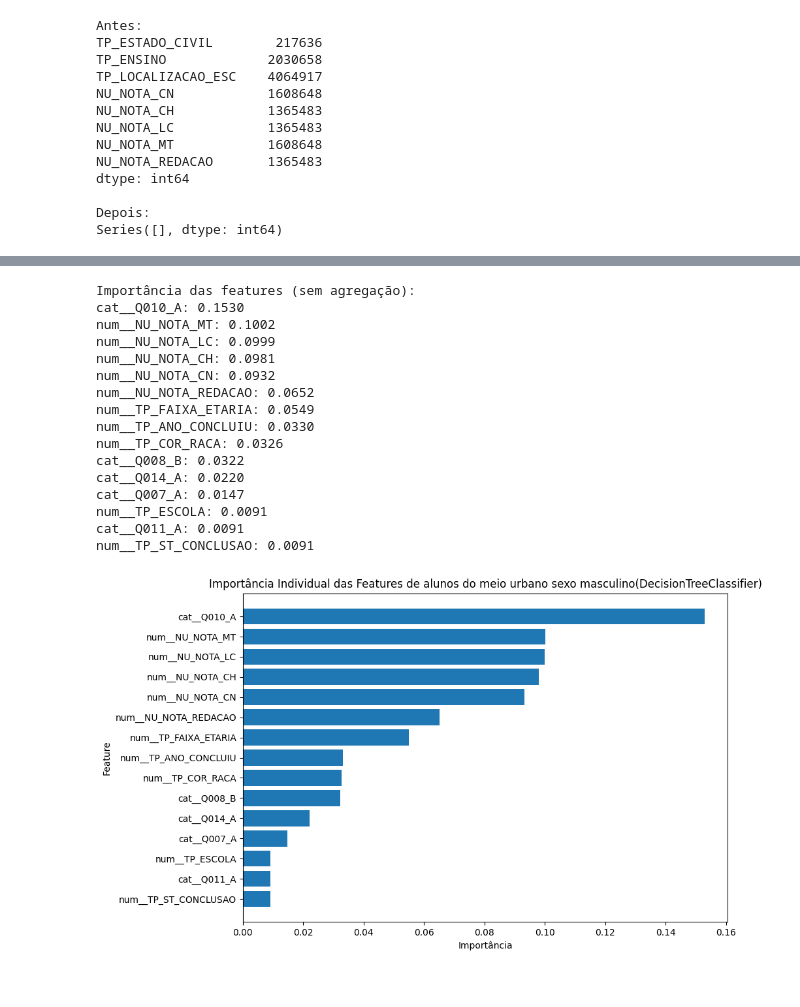
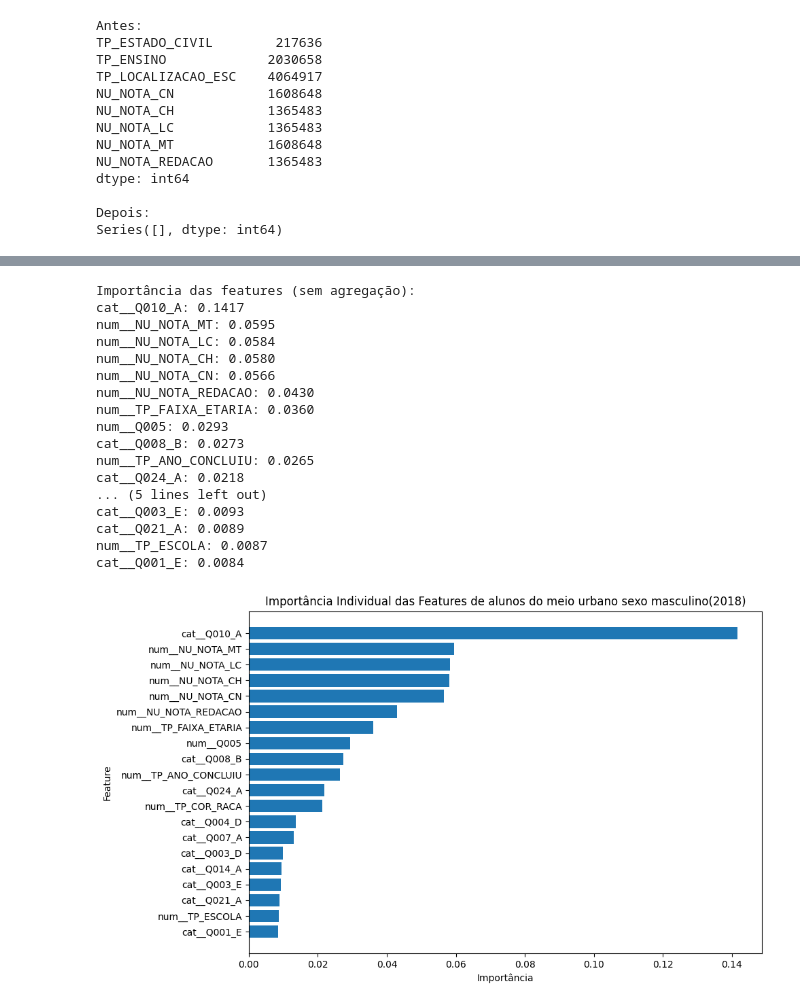
Before and after one commit to vinicarlosss/enem-explainable-ml, a Jupyter notebook: arvore_decisao_2019.ipynb, the cells around one changed output, grey strips where cells are left out. Drawn from its saved outputs; the diff is of its cells as text; code cells hidden in the pictures.

```diff
--- a/arvore_decisao_2019.ipynb
+++ b/arvore_decisao_2019.ipynb
@@ -41,8 +41,8 @@ def tratarNulos(dados):
     colunas_categoricas_numericas = [
         'TP_FAIXA_ETARIA', 'TP_SEXO', 'TP_ESTADO_CIVIL', 'TP_COR_RACA',
         'TP_NACIONALIDADE', 'TP_ST_CONCLUSAO', 'TP_ANO_CONCLUIU',
-        'TP_ESCOLA', 'TP_ENSINO', 'TP_LOCALIZACAO_ESC','Q006',
-        'Q007','Q008','Q009','Q010','Q011','Q012','Q013','Q014','Q015','Q016','Q017','Q018','Q019'
+        'TP_ESCOLA', 'TP_ENSINO', 'TP_LOCALIZACAO_ESC','Q001','Q002','Q003','Q004','Q005','Q006',
+        'Q007','Q008','Q009','Q010','Q011','Q012','Q013','Q014','Q015','Q016','Q017','Q018','Q019','Q020','Q021','Q022','Q023','Q024','Q025'
     ]
 
     for col in dataset.columns:
@@ -77,7 +77,7 @@ def analisar_importancia_features_agregada(modelo, clf, titulo, top_n=None):
     - df_agregado: DataFrame com importância agregada por feature
     """
 
-    categoricas = ['TP_SEXO', 'Q007','Q008', 'Q009', 'Q010', 'Q011', 'Q012', 'Q013', 'Q014', 'Q015', 'Q016', 'Q017', 'Q018', 'Q019']
+    categoricas = ['TP_SEXO', 'Q001','Q002','Q003','Q004', 'Q007','Q008', 'Q009', 'Q010', 'Q011', 'Q012', 'Q013', 'Q014', 'Q015', 'Q016', 'Q017', 'Q018', 'Q019','Q020','Q021','Q022','Q023','Q024','Q025']
     # Extrair nomes das features pós-transformação
     nomes_features = modelo.named_steps['preprocessador'].get_feature_names_out()
 
@@ -333,8 +333,8 @@ def treinar_modelo(dataset):
     y = dataset['faixa_renda']
 
     # 2. Identificar colunas categóricas e numéricas
-    categoricas = ['TP_SEXO', 'Q007','Q008', 'Q009', 'Q010', 'Q011', 'Q012', 'Q013', 'Q014', 'Q015', 'Q016', 'Q017', 'Q018', 'Q019']
-    numericas = ['TP_ESTADO_CIVIL', 'TP_COR_RACA', 'TP_NACIONALIDADE', 'TP_ST_CONCLUSAO', 'TP_ESCOLA', 'TP_ENSINO', 'TP_LOCALIZACAO_ESC',
+    categoricas = ['TP_SEXO', 'Q001','Q002','Q003','Q004', 'Q007','Q008', 'Q009', 'Q010', 'Q011', 'Q012', 'Q013', 'Q014', 'Q015', 'Q016', 'Q017', 'Q018', 'Q019','Q020','Q021','Q022','Q023','Q024','Q025']
+    numericas = ['Q005','TP_ESTADO_CIVIL', 'TP_COR_RACA', 'TP_NACIONALIDADE', 'TP_ST_CONCLUSAO', 'TP_ESCOLA', 'TP_ENSINO', 'TP_LOCALIZACAO_ESC',
                 'NU_NOTA_CH', 'NU_NOTA_CN', 'NU_NOTA_LC', 'NU_NOTA_MT', 'NU_NOTA_REDACAO', 'TP_FAIXA_ETARIA', 'TP_ANO_CONCLUIU']
 
     # 3. Pré-processamento (OneHot para categóricas, passthrough para numéricas)
@@ -387,9 +387,9 @@ def treinar_modelo(dataset):
 
     return modelo, clf, df_transformado
 # %%
-dados_selecionados = data[['TP_FAIXA_ETARIA', 'TP_SEXO', 'TP_ESTADO_CIVIL', 'TP_COR_RACA', 'TP_NACIONALIDADE', 'TP_ST_CONCLUSAO', 'TP_ANO_CONCLUIU', 'TP_ESCOLA', 'TP_ENSINO', 'TP_LOCALIZACAO_ESC', 'NU_NOTA_CN', 'NU_NOTA_CH', 'NU_NOTA_LC', 'NU_NOTA_MT', 'NU_NOTA_REDACAO','Q006', 'Q007','Q008','Q009','Q010','Q011',
+dados_selecionados = data[['TP_FAIXA_ETARIA', 'TP_SEXO', 'TP_ESTADO_CIVIL', 'TP_COR_RACA', 'TP_NACIONALIDADE', 'TP_ST_CONCLUSAO', 'TP_ANO_CONCLUIU', 'TP_ESCOLA', 'TP_ENSINO', 'TP_LOCALIZACAO_ESC', 'NU_NOTA_CN', 'NU_NOTA_CH', 'NU_NOTA_LC', 'NU_NOTA_MT', 'NU_NOTA_REDACAO', 'Q001','Q002','Q003','Q004','Q005','Q006', 'Q007','Q008','Q009','Q010','Q011',
                        'Q012','Q013','Q014','Q015','Q016',
-                       'Q017','Q018','Q019']]
+                       'Q017','Q018','Q019','Q020','Q021','Q022','Q023','Q024','Q025']]
 # %%
 print("Antes:")
 print(dados_selecionados.isnull().sum()[data.isnull().sum() > 0])
@@ -869,22 +868,23 @@ Feature Q012: 0.0102
 # %%
-df_importancias_individuais_urbano_homem = analisar_importancia_features(modelo_urbano_homem, clf_urbano_homem, "de alunos do meio urbano sexo masculino(2018)", top_n=15)
+df_importancias_individuais_urbano_homem = analisar_importancia_features(modelo_urbano_homem, clf_urbano_homem, "de alunos do meio urbano sexo masculino(2019)", top_n=20)
 # %% [output]
 Importância das features (sem agregação):
-cat__Q010_A: 0.1530
-num__NU_NOTA_MT: 0.1002
-num__NU_NOTA_LC: 0.0999
-num__NU_NOTA_CH: 0.0981
-num__NU_NOTA_CN: 0.0932
-num__NU_NOTA_REDACAO: 0.0652
-num__TP_FAIXA_ETARIA: 0.0549
-num__TP_ANO_CONCLUIU: 0.0330
-num__TP_COR_RACA: 0.0326
-cat__Q008_B: 0.0322
-cat__Q014_A: 0.0220
-cat__Q007_A: 0.0147
-num__TP_ESCOLA: 0.0091
-cat__Q011_A: 0.0091
-num__TP_ST_CONCLUSAO: 0.0091
+cat__Q010_A: 0.1417
+num__NU_NOTA_MT: 0.0595
+num__NU_NOTA_LC: 0.0584
+num__NU_NOTA_CH: 0.0580
+num__NU_NOTA_CN: 0.0566
+num__NU_NOTA_REDACAO: 0.0430
+num__TP_FAIXA_ETARIA: 0.0360
+num__Q005: 0.0293
+cat__Q008_B: 0.0273
+num__TP_ANO_CONCLUIU: 0.0265
+cat__Q024_A: 0.0218
+... (5 lines left out)
+cat__Q003_E: 0.0093
+cat__Q021_A: 0.0089
+num__TP_ESCOLA: 0.0087
+cat__Q001_E: 0.0084
-[figure, old version]
+[figure, new version]
 # %%
 shap_multiclasses(df_transformado_urbano_homem, clf_urbano_homem)
```
Also changed, not shown: parts of 45 cells of this notebook, 4 other files.
